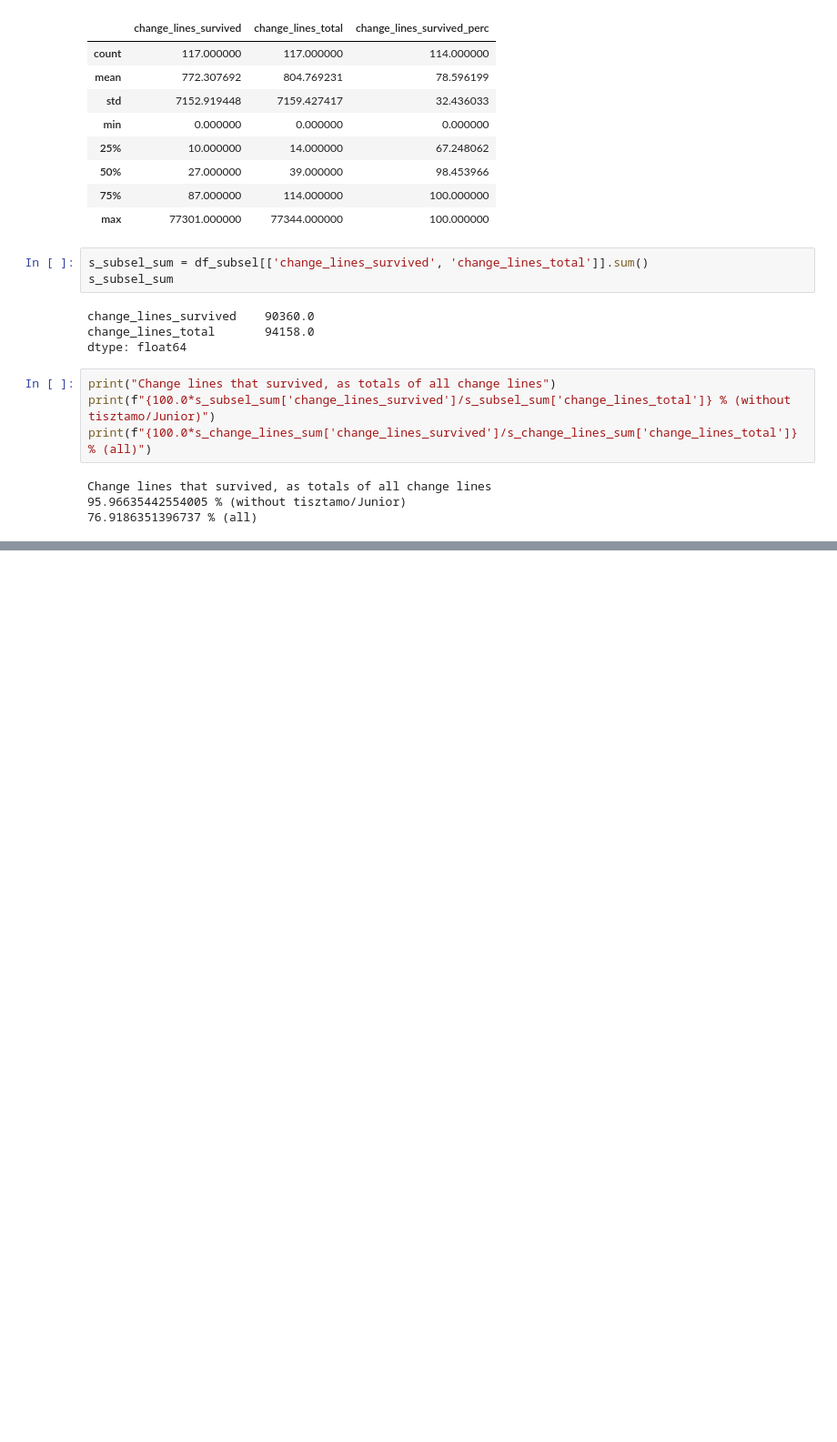
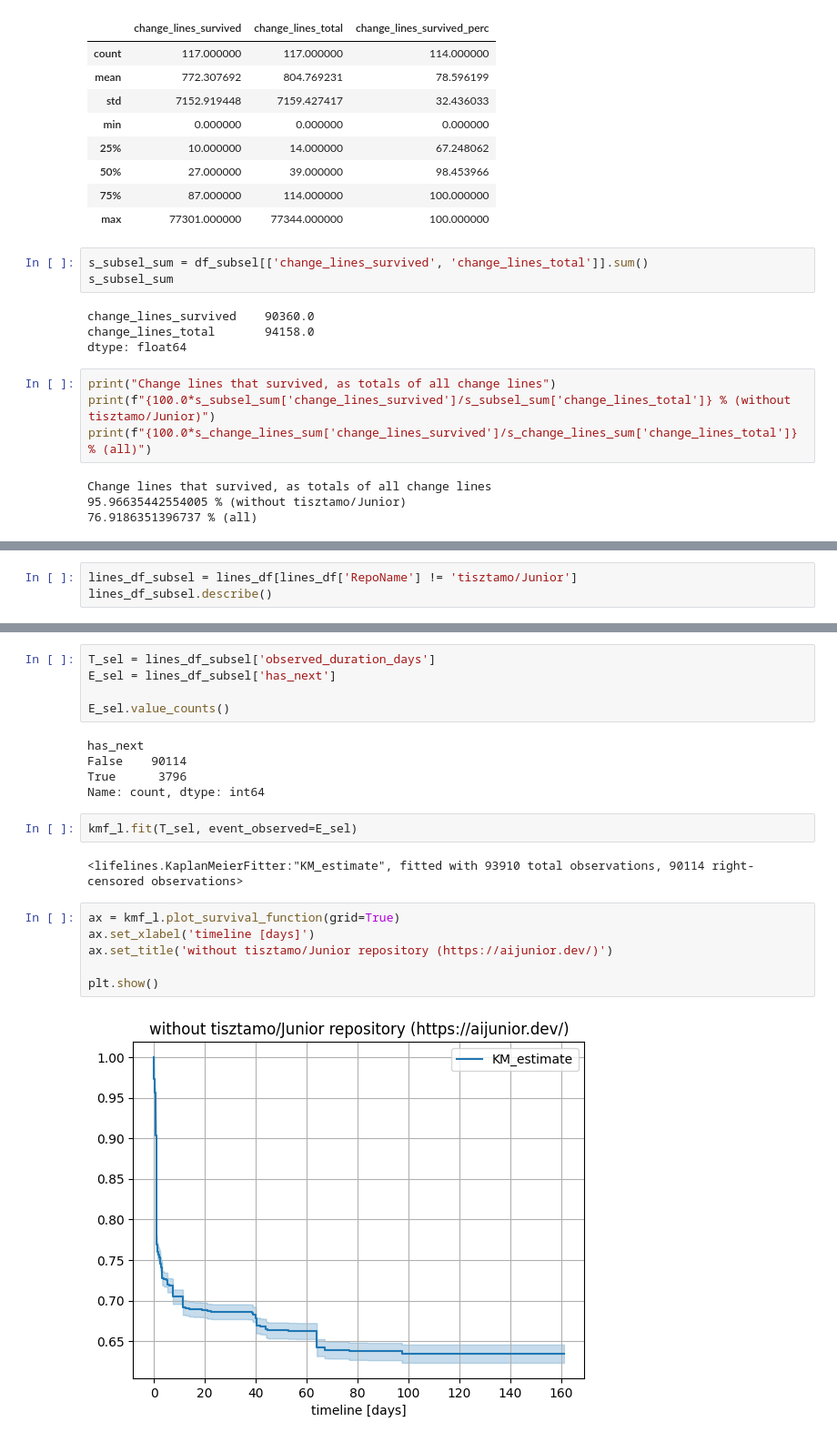
Before and after one commit to ncusi/MSR_Challenge_2024, a Jupyter notebook: notebooks/analyze_changes_survival.ipynb, the cells around one changed output, grey strips where cells are left out. Shown at 91% size. Cells and saved outputs as stored; diff of their text form; blank space fills up the shorter version.

```diff
--- a/notebooks/analyze_changes_survival.ipynb
+++ b/notebooks/analyze_changes_survival.ipynb
@@ -229,0 +485,3 @@ Change lines that survived, as totals of all change lines
+# %%
+lines_df_subsel = lines_df[lines_df['RepoName'] != 'tisztamo/Junior']
+lines_df_subsel.describe()
@@ -229,0 +498,22 @@ Change lines that survived, as totals of all change lines
+# %%
+T_sel = lines_df_subsel['observed_duration_days']
+E_sel = lines_df_subsel['has_next']
+
+E_sel.value_counts()
+# %% [output]
+has_next
+False    90114
+True      3796
+Name: count, dtype: int64
+# %%
+kmf_l.fit(T_sel, event_observed=E_sel)
+# %% [output]
+<lifelines.KaplanMeierFitter:"KM_estimate", fitted with 93910 total observations, 90114 right-censored observations>
+# %%
+ax = kmf_l.plot_survival_function(grid=True)
+ax.set_xlabel('timeline [days]')
+ax.set_title('without tisztamo/Junior repository (https://aijunior.dev/)')
+
+plt.show()
+# %% [output]
+[figure, added]
```
Also changed, not shown: parts of 39 cells of this notebook.
